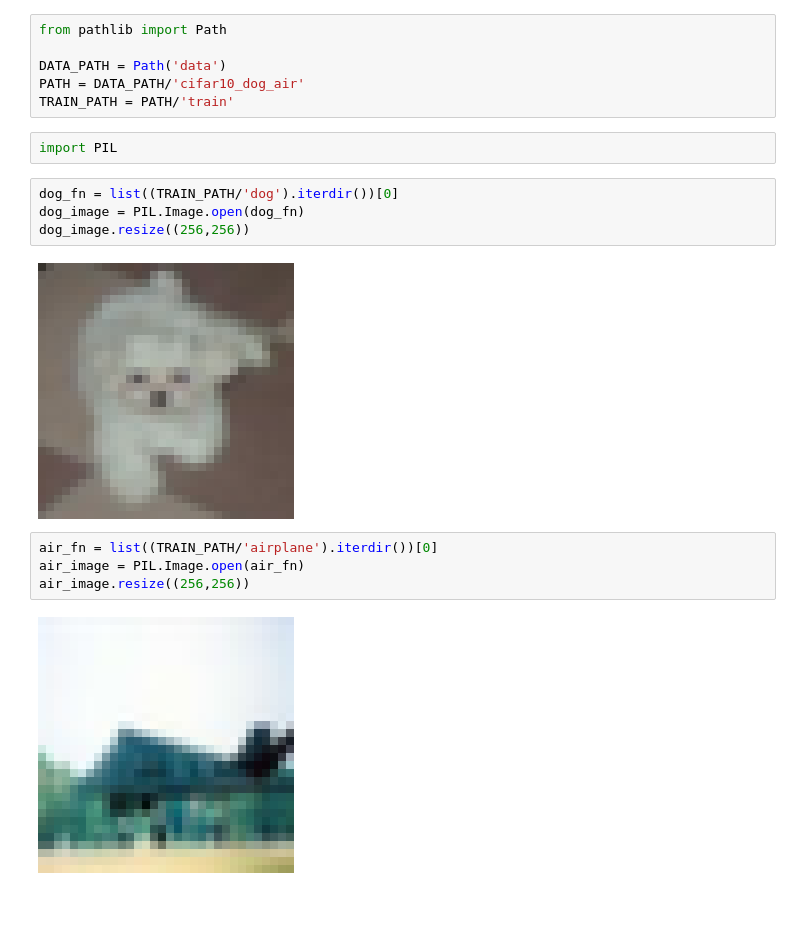
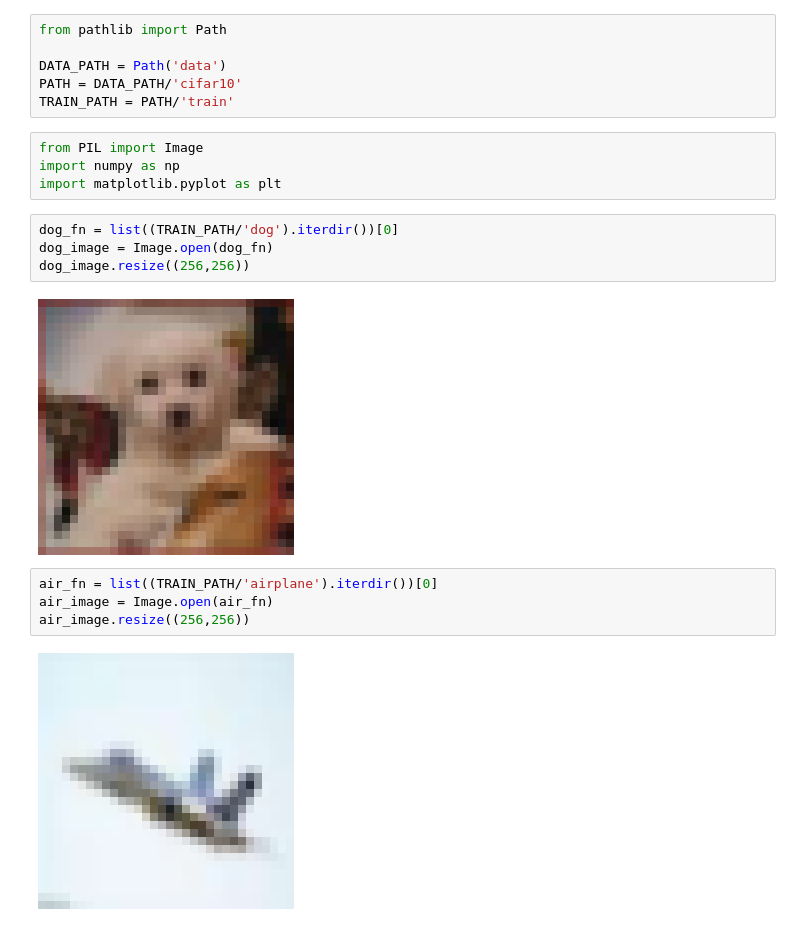
Before and after one commit to fastai/fastai_old, a Jupyter notebook: dev_nb/002_images.ipynb, the cells around one changed output. Cells and saved outputs as stored; diff of their text form.

```diff
--- a/dev_nb/002_images.ipynb
+++ b/dev_nb/002_images.ipynb
@@ -2,19 +2,21 @@
 from pathlib import Path
 
 DATA_PATH = Path('data')
-PATH = DATA_PATH/'cifar10_dog_air'
+PATH = DATA_PATH/'cifar10'
 TRAIN_PATH = PATH/'train'
-# %%
-import PIL
+# %%
+from PIL import Image
+import numpy as np
+import matplotlib.pyplot as plt
 # %%
 dog_fn = list((TRAIN_PATH/'dog').iterdir())[0]
-dog_image = PIL.Image.open(dog_fn)
+dog_image = Image.open(dog_fn)
 dog_image.resize((256,256))
 # %% [output]
-[figure, old version]
+[figure, new version]
 # %%
 air_fn = list((TRAIN_PATH/'airplane').iterdir())[0]
-air_image = PIL.Image.open(air_fn)
+air_image = Image.open(air_fn)
 air_image.resize((256,256))
 # %% [output]
-[figure, old version]
+[figure, new version]
```
Also changed, not shown: parts of 34 cells of this notebook, 1 other file.
